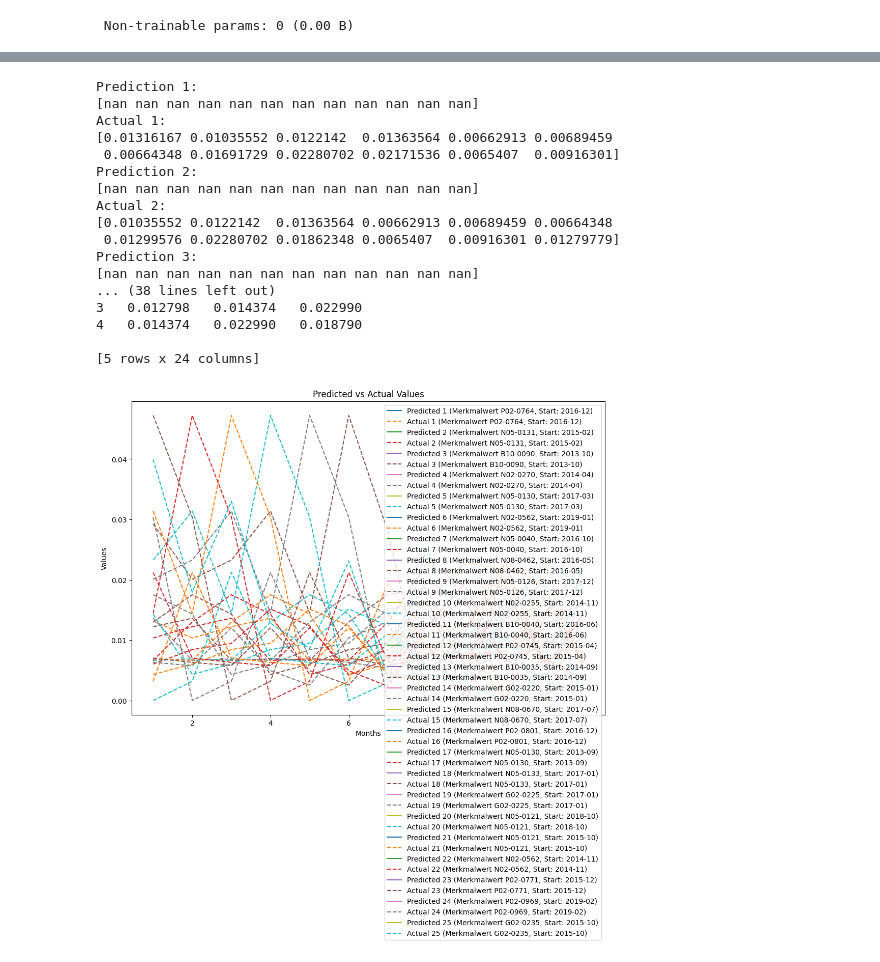
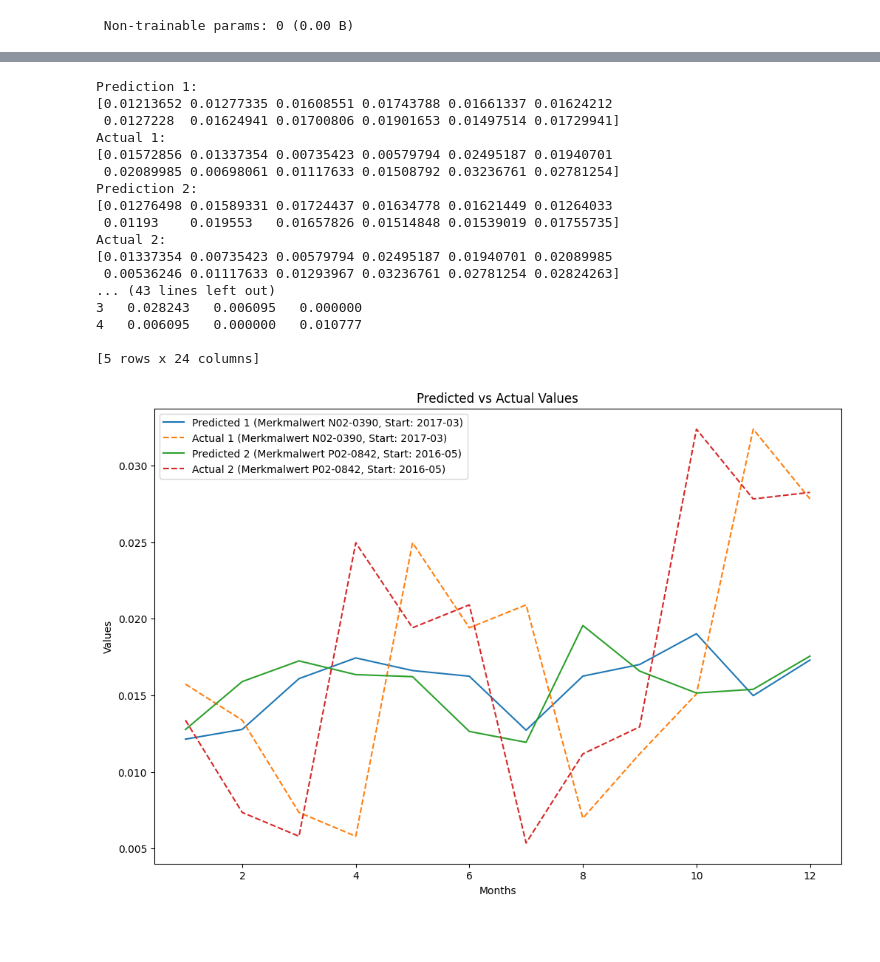
Before and after one commit to realreul/ML-with-CLAAS, a Jupyter notebook: TakeRatesNN.ipynb, the cells around one changed output, grey strips where cells are left out. Cells and saved outputs as stored; diff of their text form; code cells hidden in the pictures; blank space fills up the shorter version.

```diff
--- a/TakeRatesNN.ipynb
+++ b/TakeRatesNN.ipynb
@@ -190,9 +170,9 @@ class TimeSeriesSequencer:
         print(y_seq[idx])
 # %%
 # Beispielnutzung
-file_path = 'DataFrame.csv'
+file_path = 'CLAAS_data/MLbase_DataFrame.csv'
 date_column = 'Datum'
-target_column = 'Relativer Anteil'
+target_column = 'Bestätigte Menge'
 categorical_features = ['Merkmal', 'Merkmalwert']
 continuous_features = ['Jahr', 'Monat_sin', 'Monat_cos', 'USTR10Y', 'WeizenSpot', 'CornSpot', 'GER10Y', 'WtiOilSpot', 'SoySpot', 'AgriSpot']
 
@@ -460,46 +414,46 @@ predictions_rescaled = sequencer.scaler_y.inverse_transform(predictions.reshape(
 # %%
 # Vergleich der Vorhersagen mit den tatsächlichen Werten
 for i in range(min(len(predictions_rescaled), 5)):  # Zeige die ersten 5 Vorhersagen
     print(f"Prediction {i + 1}:")
     print(predictions_rescaled[i])
     print(f"Actual {i + 1}:")
     print(y_test_rescaled[i])
 
 # Ergebnisse in einer Tabelle anzeigen
 results = pd.DataFrame(predictions_rescaled[:5], columns=[f'Predicted_{i+1}' for i in range(12)])
 actuals = pd.DataFrame(y_test_rescaled[:5], columns=[f'Actual_{i+1}' for i in range(12)])
 results_combined = pd.concat([results, actuals], axis=1)
 print(results_combined)
 
 # Grafische Darstellung
 plt.figure(figsize=(12, 8))
-for i in range(25):  # Zeige die ersten 5 Vorhersagen
+for i in range(2):  # Zeige die ersten 5 Vorhersagen
     plt.plot(range(1, 13), predictions_rescaled[i], label=f'Predicted {i+1} (Merkmalwert {merkmalwerte_test[i]}, Start: {start_dates_test[i].strftime("%Y-%m")})')
     plt.plot(range(1, 13), y_test_rescaled[i], label=f'Actual {i+1} (Merkmalwert {merkmalwerte_test[i]}, Start: {start_dates_test[i].strftime("%Y-%m")})', linestyle='dashed')
 plt.xlabel('Months')
 plt.ylabel('Values')
 plt.title('Predicted vs Actual Values')
 plt.legend()
 plt.show()
 # %% [output]
 Prediction 1:
-[nan nan nan nan nan nan nan nan nan nan nan nan]
+[0.01213652 0.01277335 0.01608551 0.01743788 0.01661337 0.01624212
+ 0.0127228  0.01624941 0.01700806 0.01901653 0.01497514 0.01729941]
 Actual 1:
-[0.01316167 0.01035552 0.0122142  0.01363564 0.00662913 0.00689459
- 0.00664348 0.01691729 0.02280702 0.02171536 0.0065407  0.00916301]
+[0.01572856 0.01337354 0.00735423 0.00579794 0.02495187 0.01940701
+ 0.02089985 0.00698061 0.01117633 0.01508792 0.03236761 0.02781254]
 Prediction 2:
-[nan nan nan nan nan nan nan nan nan nan nan nan]
+[0.01276498 0.01589331 0.01724437 0.01634778 0.01621449 0.01264033
+ 0.01193    0.019553   0.01657826 0.01514848 0.01539019 0.01755735]
 Actual 2:
-[0.01035552 0.0122142  0.01363564 0.00662913 0.00689459 0.00664348
- 0.01299576 0.02280702 0.01862348 0.0065407  0.00916301 0.01279779]
-Prediction 3:
-[nan nan nan nan nan nan nan nan nan nan nan nan]
-... (38 lines left out)
-3   0.012798   0.014374   0.022990
-4   0.014374   0.022990   0.018790
+[0.01337354 0.00735423 0.00579794 0.02495187 0.01940701 0.02089985
+ 0.00536246 0.01117633 0.01293967 0.03236761 0.02781254 0.02824263]
+... (43 lines left out)
+3   0.028243   0.006095   0.000000
+4   0.006095   0.000000   0.010777
 
 [5 rows x 24 columns]
-[figure, old version]
+[figure, new version]
 # %%
 def show_original_sequences(self, X_cont_seq, X_enc_seq, y_seq, start_dates, merkmalwerte, idx=0):
         """
```
Also changed, not shown: parts of 18 cells of this notebook, 3 other files.
